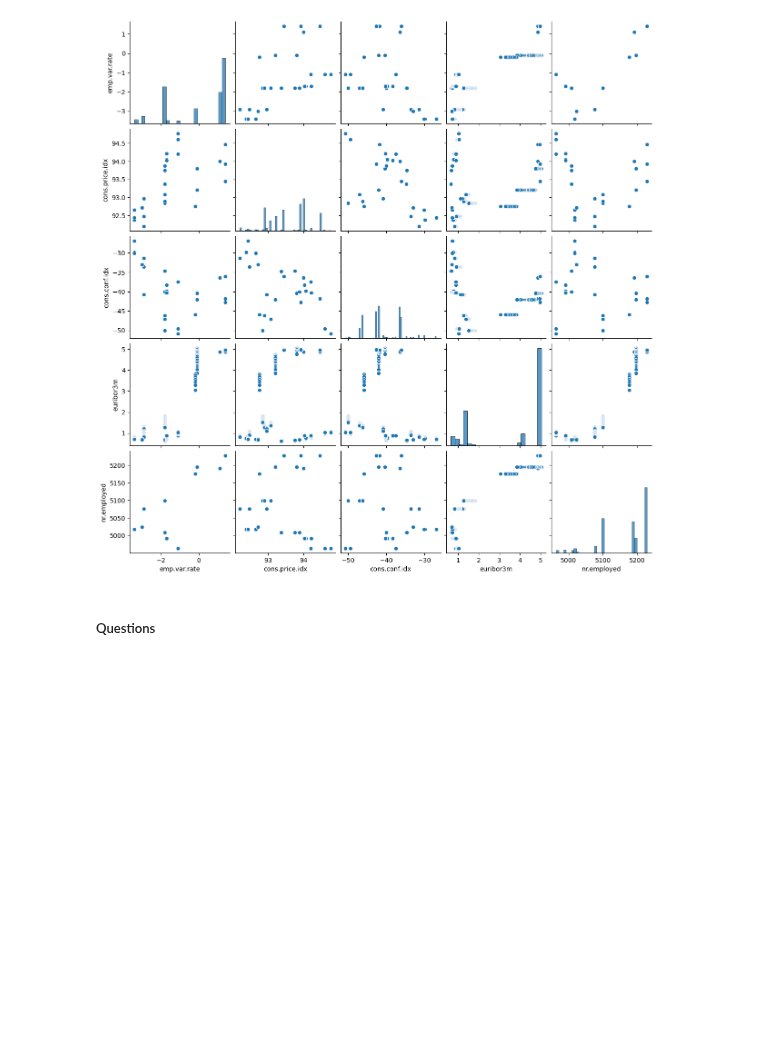
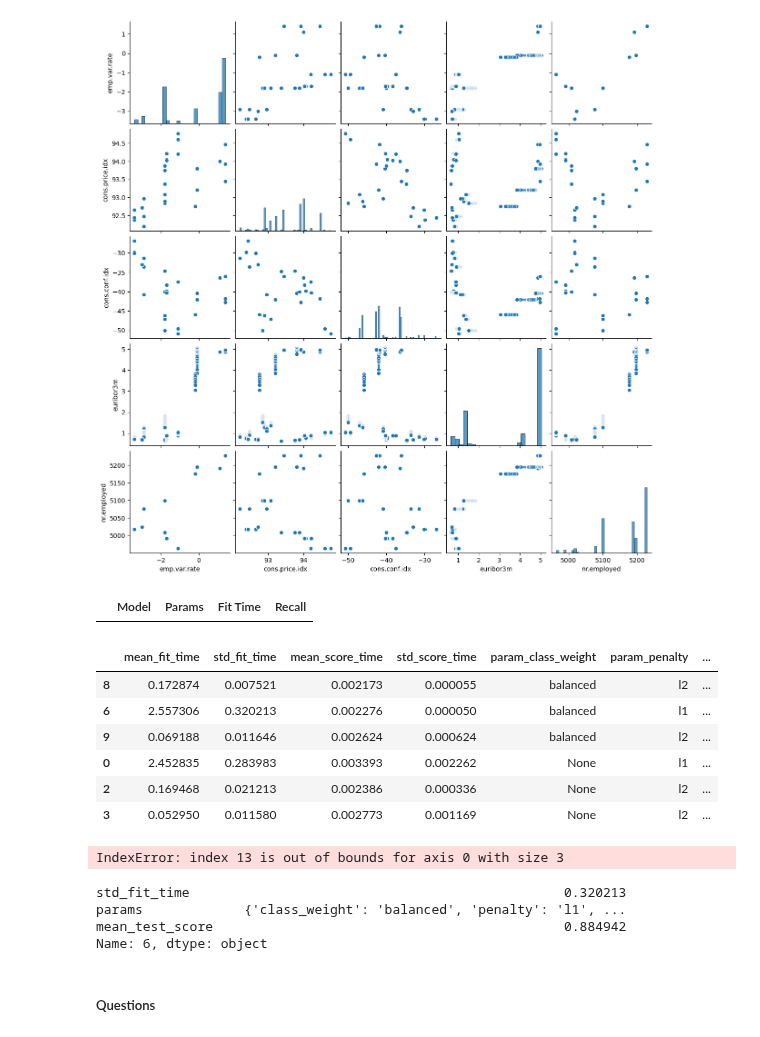
Before and after one commit to Raesu/pcmlai, a Jupyter notebook: Module 17/bank/prompt_III.ipynb, the cells around one changed output. Cells and saved outputs as stored; diff of their text form; code cells hidden in the pictures; blank space fills up the shorter version.

```diff
--- a/Module 17/bank/prompt_III.ipynb
+++ b/Module 17/bank/prompt_III.ipynb
@@ -306,3 +306,6 @@ sns.pairplot(df.select_dtypes('number').iloc[:, 5:])
 # Drop pdays due to little variation
 xTrain = xTrain.drop(columns='remainder__pdays')
 xTest = xTest.drop(columns='remainder__pdays')
+
+# Map yTrain to 1 and 0 for recall scoring to work
+yTrain = yTrain.map(dict(yes=1, no=0))
@@ -316,0 +312,31 @@ GridSearchCV()
+# %%
+colNames = ['Model','Params', 'Fit Time', 'Recall']
+bestModels = pd.DataFrame(columns=colNames)
+bestModels
+# %% [output]
+|  | Model | Params | Fit Time | Recall |
+# %%
+# Logistic Regression Hyperparameter Grid
+logParams = {
+  'penalty': ['l1','l2','elasticnet'],
+  'class_weight': [None, 'balanced'],
+  'solver': ['liblinear', 'lbfgs']
+}
+
+# Since i'm looking to maximize ability to identify potential
+# customers (identifying the positive case), I'm going to use recall to score
+logSearch = GridSearchCV(LogisticRegression(), logParams, scoring='recall')
+logSearch.fit(xTrain, yTrain)
+# %%
+# Dropping null scores due to incompatible solver + parameter combinations
+# Big shift in scores when using recall
+logSearchResults = pd.DataFrame(logSearch.cv_results_).query('mean_test_score.notna()').sort_values('rank_test_score')
+logSearchResults
+# %% [output]
+|  | mean_fit_time | std_fit_time | mean_score_time | std_score_time | param_class_weight | param_penalty | ... |
+| 8 | 0.172874 | 0.007521 | 0.002173 | 0.000055 | balanced | l2 | ... |
+| 6 | 2.557306 | 0.320213 | 0.002276 | 0.000050 | balanced | l1 | ... |
+| 9 | 0.069188 | 0.011646 | 0.002624 | 0.000624 | balanced | l2 | ... |
+| 0 | 2.452835 | 0.283983 | 0.003393 | 0.002262 | None | l1 | ... |
+| 2 | 0.169468 | 0.021213 | 0.002386 | 0.000336 | None | l2 | ... |
+| 3 | 0.052950 | 0.011580 | 0.002773 | 0.001169 | None | l2 | ... |
@@ -317,3 +351,15 @@ GridSearchCV()
+# %%
+dfForResult('Logistic', logSearchResults.iloc[1,[1, 7, 13]]) # to array
+# %% [output]
+IndexError: index 13 is out of bounds for axis 0 with size 3
+# %%
+bestModels.union
+logSearchResults.iloc[1,[1, 7, 13]]
+# %% [output]
+std_fit_time                                                0.320213
+params             {'class_weight': 'balanced', 'penalty': 'l1', ...
+mean_test_score                                             0.884942
+Name: 6, dtype: object
 # %%
 # KNN Hyperparameter Grid
 # %%
```
Also changed, not shown: parts of 4 cells of this notebook.
